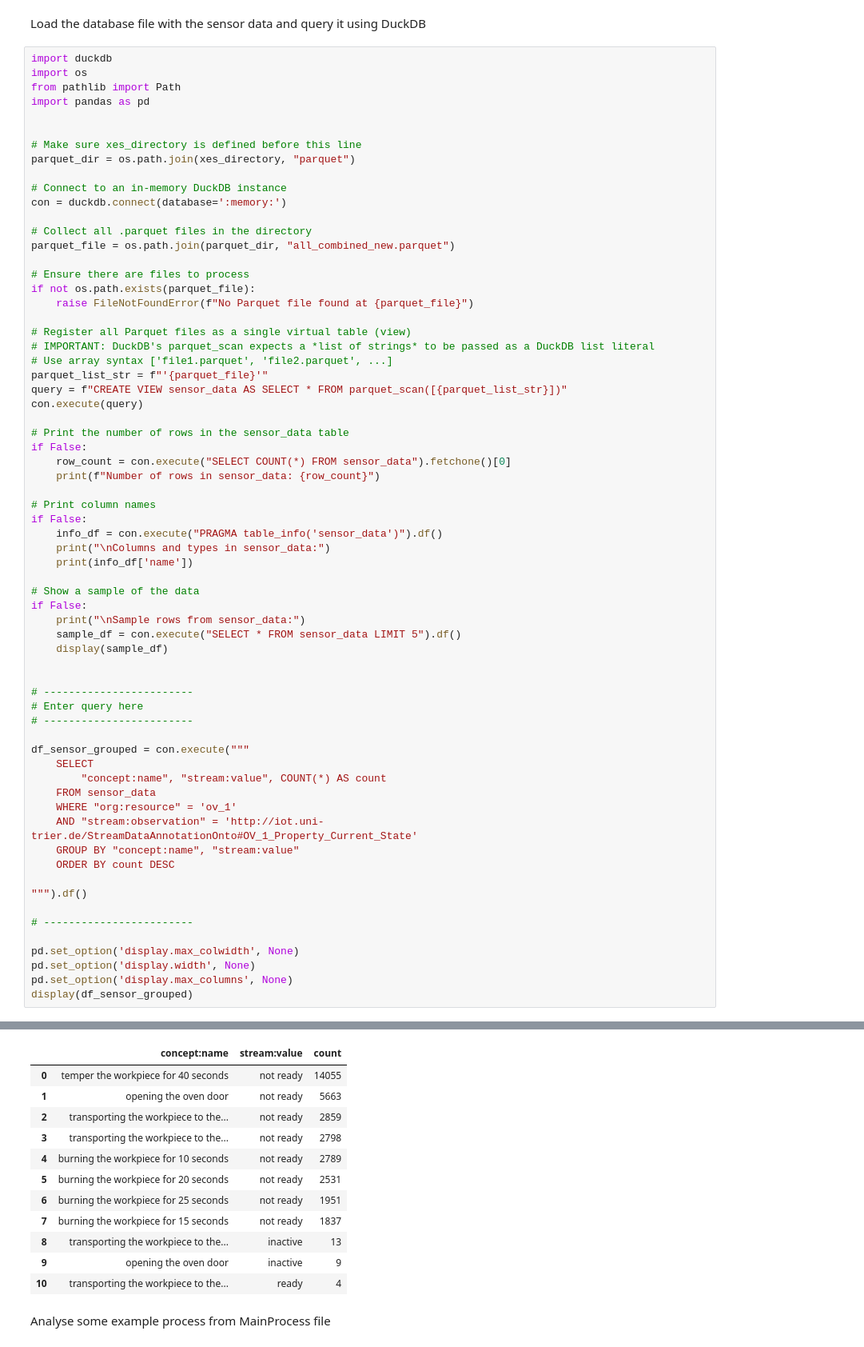
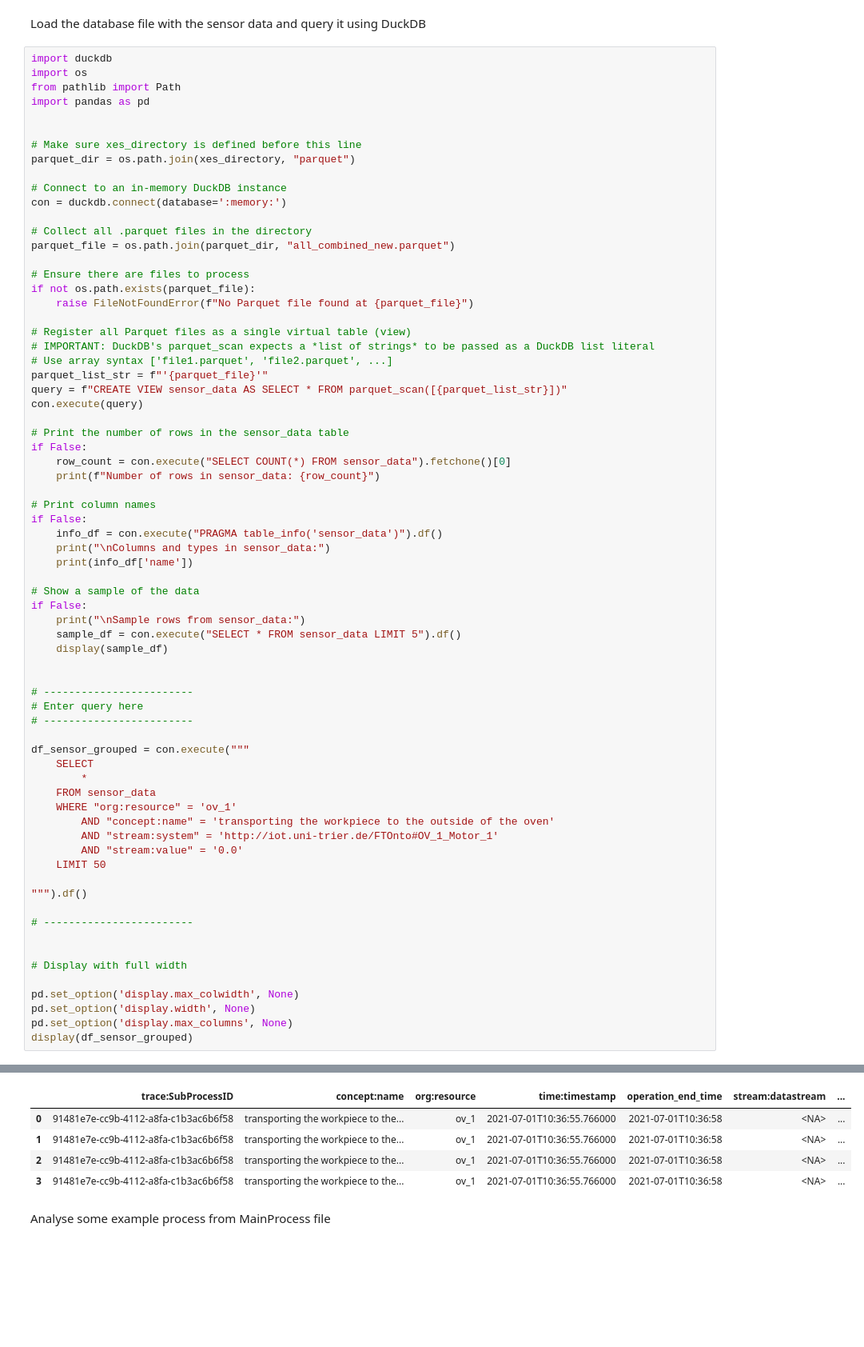
Before and after one commit to Olive305/Bachelor-thesis, a Jupyter notebook: Data/IoT enriched event log paper/document_log_content.ipynb, the cells around one changed output, grey strips where cells are left out. Shown at 80% size. Cells and saved outputs as stored; diff of their text form; blank space fills up the shorter version.

```diff
--- a/Data/IoT enriched event log paper/document_log_content.ipynb
+++ b/Data/IoT enriched event log paper/document_log_content.ipynb
@@ -326,17 +326,21 @@ if False:
 
 df_sensor_grouped = con.execute("""
     SELECT
-        "concept:name", "stream:value", COUNT(*) AS count
+        *
     FROM sensor_data
     WHERE "org:resource" = 'ov_1'
-    AND "stream:observation" = 'http://iot.uni-trier.de/StreamDataAnnotationOnto#OV_1_Property_Current_State'
-    GROUP BY "concept:name", "stream:value"
-    ORDER BY count DESC
+        AND "concept:name" = 'transporting the workpiece to the outside of the oven'
+        AND "stream:system" = 'http://iot.uni-trier.de/FTOnto#OV_1_Motor_1'
+        AND "stream:value" = '0.0'
+    LIMIT 50
 
 """).df()
 
 # ------------------------
 
+
+# Display with full width
+
 pd.set_option('display.max_colwidth', None)
 pd.set_option('display.width', None)
 pd.set_option('display.max_columns', None)
@@ -346,15 +349,8 @@ Number of rows in sensor_data: 121448596
-|  | concept:name | stream:value | count |
-| 0 | temper the workpiece for 40 seconds | not ready | 14055 |
-| 1 | opening the oven door | not ready | 5663 |
-| 2 | transporting the workpiece to the... | not ready | 2859 |
-| 3 | transporting the workpiece to the... | not ready | 2798 |
-| 4 | burning the workpiece for 10 seconds | not ready | 2789 |
-| 5 | burning the workpiece for 20 seconds | not ready | 2531 |
-| 6 | burning the workpiece for 25 seconds | not ready | 1951 |
-| 7 | burning the workpiece for 15 seconds | not ready | 1837 |
-| 8 | transporting the workpiece to the... | inactive | 13 |
-| 9 | opening the oven door | inactive | 9 |
-| 10 | transporting the workpiece to the... | ready | 4 |
+|  | trace:SubProcessID | concept:name | org:resource | time:timestamp | operation_end_time | stream:datastream | ... |
+| 0 | 91481e7e-cc9b-4112-a8fa-c1b3ac6b6f58 | transporting the workpiece to the... | ov_1 | 2021-07-01T10:36:55.766000 | 2021-07-01T10:36:58 | <NA> | ... |
+| 1 | 91481e7e-cc9b-4112-a8fa-c1b3ac6b6f58 | transporting the workpiece to the... | ov_1 | 2021-07-01T10:36:55.766000 | 2021-07-01T10:36:58 | <NA> | ... |
+| 2 | 91481e7e-cc9b-4112-a8fa-c1b3ac6b6f58 | transporting the workpiece to the... | ov_1 | 2021-07-01T10:36:55.766000 | 2021-07-01T10:36:58 | <NA> | ... |
+| 3 | 91481e7e-cc9b-4112-a8fa-c1b3ac6b6f58 | transporting the workpiece to the... | ov_1 | 2021-07-01T10:36:55.766000 | 2021-07-01T10:36:58 | <NA> | ... |
 # %% [markdown]
 Analyse some example process from MainProcess file
 # %%
```
Also changed, not shown: parts of 6 cells of this notebook, 5 other files.
